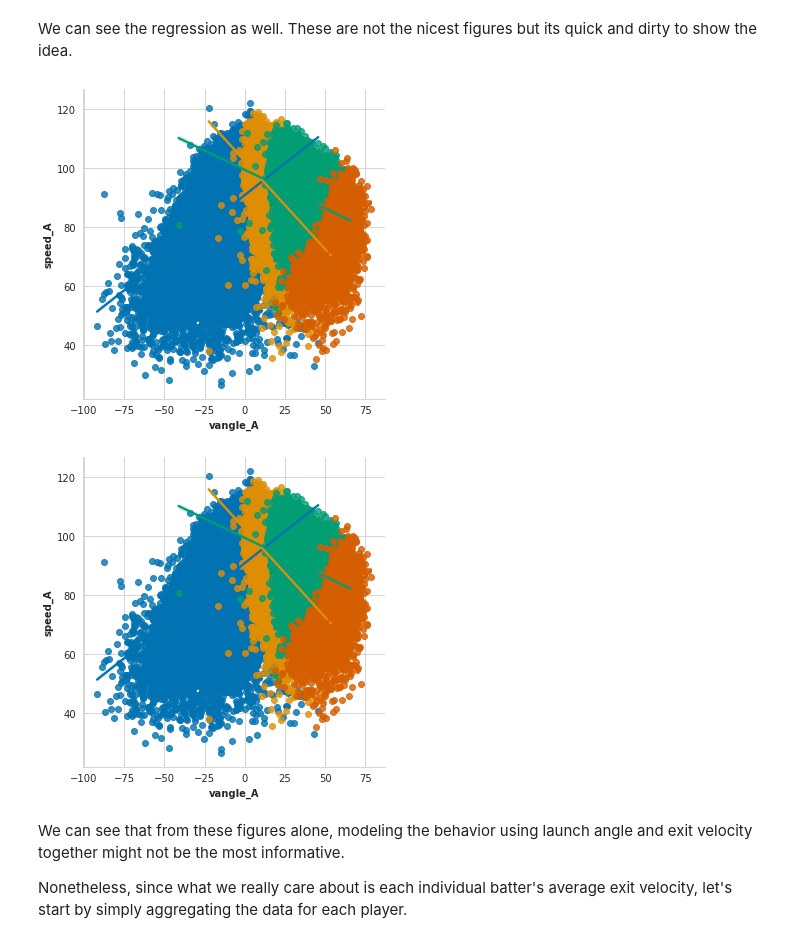
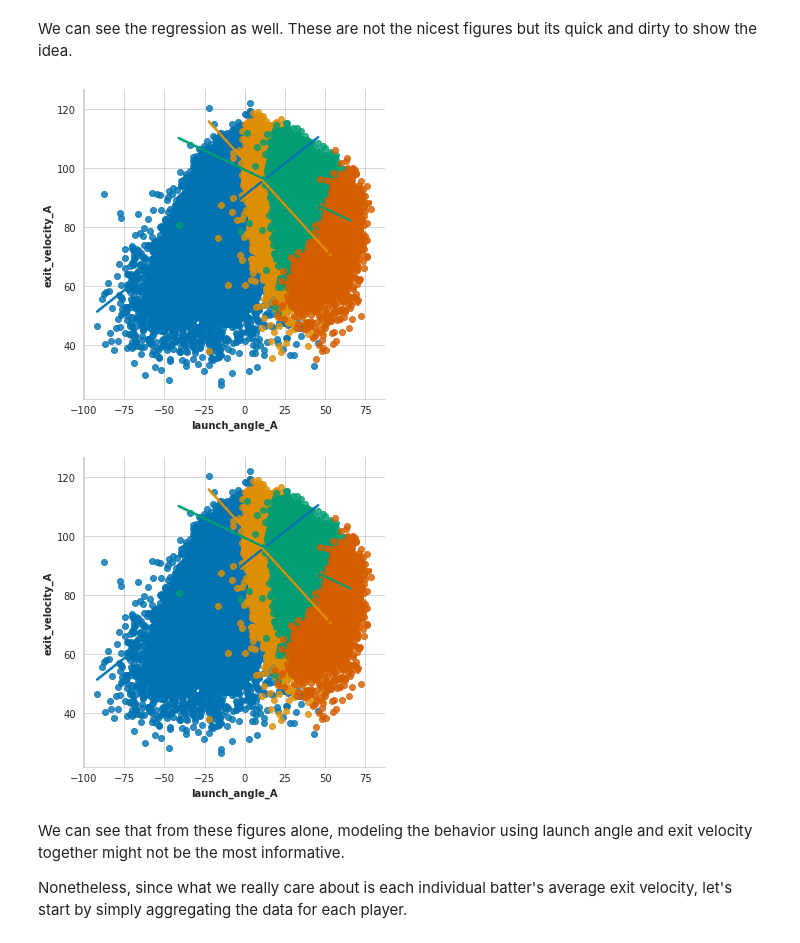
Before and after one commit to jabrantley/Baseball_Notebooks, a Jupyter notebook: 8_EstimatingTrueExitVelocity.ipynb, the cells around one changed output. Drawn from its saved outputs; the diff is of its cells as text; code cells hidden in the pictures.

```diff
--- a/7_EstimatingTrueExitVelocity.ipynb
+++ b/8_EstimatingTrueExitVelocity.ipynb
@@ -50,2 +51,5 @@ data.head()
 # %% [markdown]
 Let's see how many pitchers/batters are represented in the data.
+# %%
+
+data = data.drop(columns=["Unnamed: 0", "Unnamed: 0.1"])
@@ -65,5 +77,5 @@ I am not sure what `U` is as a hittype, but my guess is that is undefined or the
 # %%
-data = data.loc[~data.hittype.isin(["U"]),:]
+data = data.loc[~data.hit_type.isin(["U"]),:]
 # %%
 pd.concat([pd.DataFrame(data.isna().sum(),columns=["Number of Nans"]),
            pd.DataFrame(round(data.isna().sum() * 100 / len(data),2),columns=["Percent Missing Data"])],axis=1).T
@@ -89,27 +101,27 @@ with sns.axes_style("whitegrid"):
     fig.suptitle("Distributions of Raw Launch Angle",fontweight="bold",y=1)
 
     # Launch angle from system A
-    sns.histplot(ax=ax[0],x=data.vangle_A,color=skyblue)
+    sns.histplot(ax=ax[0],x=data.launch_angle_A,color=skyblue)
     ax[0].set_xticks(np.arange(-100,100,50))
     ax[0].set_xlabel("Launch Angle")
-    ax[0].set_title("System A: " + r"$\mu_A$= {:.1f} , $\sigma_B$= {:.1f}".format(data.vangle_A.mean(), data.vangle_A.std()))
+    ax[0].set_title("System A: " + r"$\mu_A$= {:.1f} , $\sigma_B$= {:.1f}".format(data.launch_angle_A.mean(), data.launch_angle_A.std()),fontsize=9)
 
     # Launch angle from system B
-    sns.histplot(ax=ax[1],x=data.vangle_B,color=green)
+    sns.histplot(ax=ax[1],x=data.launch_angle_B,color=green)
     ax[1].set_xticks(np.arange(-100,100,50))
     ax[1].set_xlabel("Launch Angle")
-    ax[1].set_title("System B: " r"$\mu_B$= {:.1f} , $\sigma_B$= {:.1f}".format(data.vangle_B.mean(), data.vangle_B.std()))
+    ax[1].set_title("System B: " r"$\mu_B$= {:.1f} , $\sigma_B$= {:.1f}".format(data.launch_angle_B.mean(), data.launch_angle_B.std()))
 
     # KDE of both together
-    sns.kdeplot(ax=ax[2],x=data.vangle_A,color=skyblue,fill=False,label="System A")
-    sns.kdeplot(ax=ax[2],x=data.vangle_B,color=green,fill=False,label="System B")
+    sns.kdeplot(ax=ax[2],x=data.launch_angle_A,color=skyblue,fill=False,label="System A")
+    sns.kdeplot(ax=ax[2],x=data.launch_angle_B,color=green,fill=False,label="System B")
     ax[2].set_xticks(np.arange(-100,100,50))
     ax[2].set_xlabel("Launch Angle")
     ax[2].legend(ncol=1,loc=2,frameon=True,fontsize=6)
     ax[2].set_title("Both Systems")
 
     # Difference of systems
-    data["vangle_diff"]  = np.abs(data.vangle_B-data.vangle_A)
+    data["vangle_diff"]  = np.abs(data.launch_angle_B-data.launch_angle_A)
     sns.histplot(ax=ax[3],x=data.query("vangle_diff > 0").vangle_diff,color=orange)
     ax[3].set_xlabel("Launch Angle")
     ax[3].set_title("System B - System A")
@@ -133,7 +145,7 @@ with sns.axes_style("whitegrid"):
     ax[3].plot([-15,-5],[115,120],clip_on=False,color='k')
 
     # Linear average of system values
-    sns.histplot(ax=ax[4],data=data[["vangle_A","vangle_B"]].mean(axis=1),color=pink)
+    sns.histplot(ax=ax[4],data=data[["launch_angle_A","launch_angle_B"]].mean(axis=1),color=pink)
     ax[4].set_xticks(np.arange(-100,150,50))
     ax[4].set_xlabel("Mean Launch Angle")
     ax[4].set_title("Average of Systems")
@@ -225,24 +237,24 @@ with sns.axes_style("whitegrid"):
     fig.suptitle("Distributions of Raw Exit Velocity",fontweight="bold",y=1)
 
     # Launch angle from system A
-    sns.histplot(ax=ax[0],x=data.speed_A,color=skyblue)
+    sns.histplot(ax=ax[0],x=data.exit_velocity_A,color=skyblue)
     ax[0].set_xlabel("Exit Velocity")
-    ax[0].set_title("System A: " + r"$\mu_A$= {:.1f} , $\sigma_B$= {:.1f}".format(data.speed_A.mean(), data.speed_A.std()))
+    ax[0].set_title("System A: " + r"$\mu_A$= {:.1f} , $\sigma_B$= {:.1f}".format(data.exit_velocity_A.mean(), data.exit_velocity_A.std()))
 
     # Launch angle from system B
-    sns.histplot(ax=ax[1],x=data.speed_B,color=green)
+    sns.histplot(ax=ax[1],x=data.exit_velocity_B,color=green)
     ax[1].set_xlabel("Exit Velocity")
-    ax[1].set_title("System B: " r"$\mu_B$= {:.1f} , $\sigma_B$= {:.1f}".format(data.speed_B.mean(), data.speed_B.std()))
+    ax[1].set_title("System B: " r"$\mu_B$= {:.1f} , $\sigma_B$= {:.1f}".format(data.exit_velocity_B.mean(), data.exit_velocity_B.std()))
 
     # KDE of both together
-    sns.kdeplot(ax=ax[2],x=data.speed_A,color=skyblue,fill=False,label="System A")
-    sns.kdeplot(ax=ax[2],x=data.speed_B,color=green,fill=False,label="System B")
+    sns.kdeplot(ax=ax[2],x=data.exit_velocity_A,color=skyblue,fill=False,label="System A")
+    sns.kdeplot(ax=ax[2],x=data.exit_velocity_B,color=green,fill=False,label="System B")
     ax[2].set_xlabel("Exit Velocity")
     ax[2].legend(ncol=1,loc=2,frameon=True,fontsize=6)
     ax[2].set_title("Both Systems")
 
     # Difference of systems
-    data["speed_diff"]  = np.abs(data.speed_B-data.speed_A)
+    data["speed_diff"]  = np.abs(data.exit_velocity_B-data.exit_velocity_A)
     sns.histplot(ax=ax[3],x=data.query("speed_diff > 0").speed_diff,color=orange)
     ax[3].set_xlabel("Exit Velocity")
     ax[3].set_title("System B - System A")
@@ -266,7 +278,7 @@ with sns.axes_style("whitegrid"):
     ax[3].plot([-15,-5],[115,120],clip_on=False,color='k')
 
     # Linear average of system values
-    sns.histplot(ax=ax[4],data=data[["speed_A","speed_B"]].mean(axis=1),color=pink)
+    sns.histplot(ax=ax[4],data=data[["exit_velocity_A","exit_velocity_B"]].mean(axis=1),color=pink)
     # ax[4].set_xticks(np.arange(-100,150,50))
     ax[4].set_xlim(0,125)
     ax[4].set_xlabel("Mean Exit Velocity")
@@ -410,18 +422,18 @@ We can see the regression as well. These are not the nicest figures but its quic
 # %%
 with sns.axes_style("whitegrid"):
 
     # ------------------------- #
     #          System A         #
     # ------------------------- #
-    sns.lmplot(data=data, x="vangle_A", y="speed_A",hue="hittype",legend=False,palette="colorblind")
+    sns.lmplot(data=data, x="launch_angle_A", y="exit_velocity_A",hue="hit_type",legend=False,palette="colorblind")
 
     # ------------------------- #
     #          System B         #
     # ------------------------- #
-    sns.lmplot(data=data, x="vangle_A", y="speed_A",hue="hittype",legend=False,palette="colorblind")
+    sns.lmplot(data=data, x="launch_angle_A", y="exit_velocity_A",hue="hit_type",legend=False,palette="colorblind")
 # %% [output]
-[figure, old version]
+[figure, new version]
-[figure, old version]
+[figure, new version]
 # %% [markdown]
 We can see that from these figures alone, modeling the behavior using launch angle and exit velocity together might not be the most informative.
 
```
Also changed, not shown: parts of 51 cells of this notebook.
